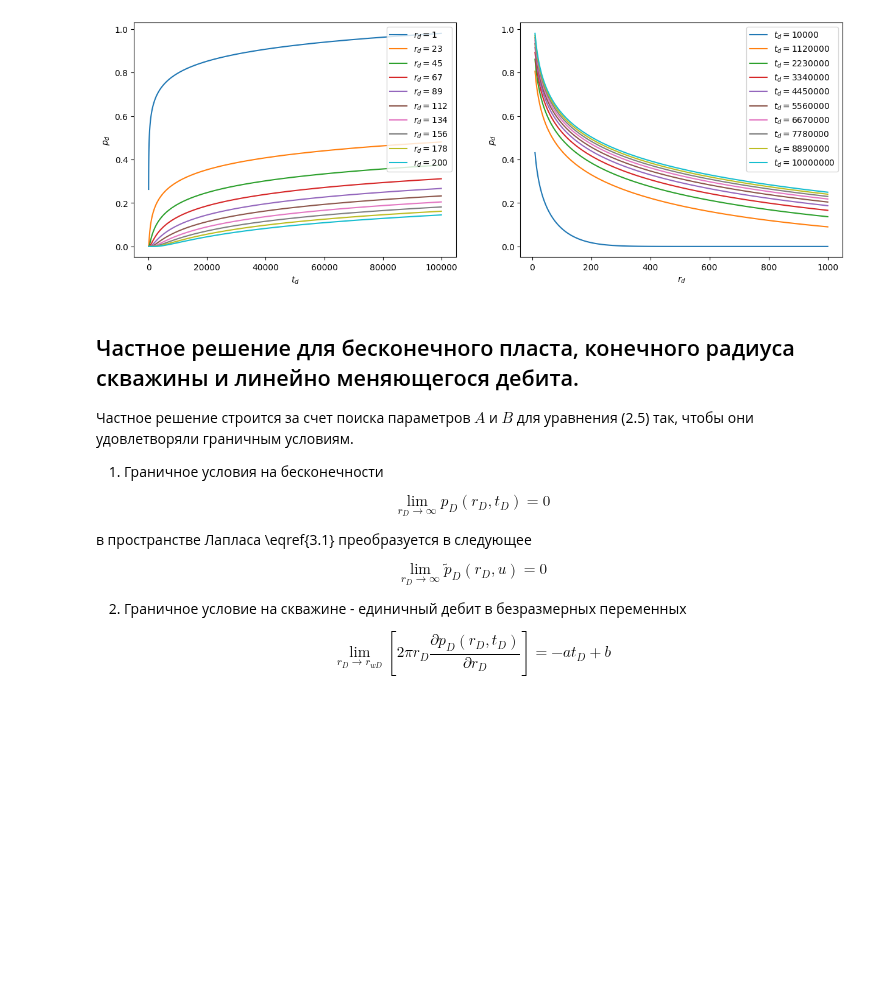
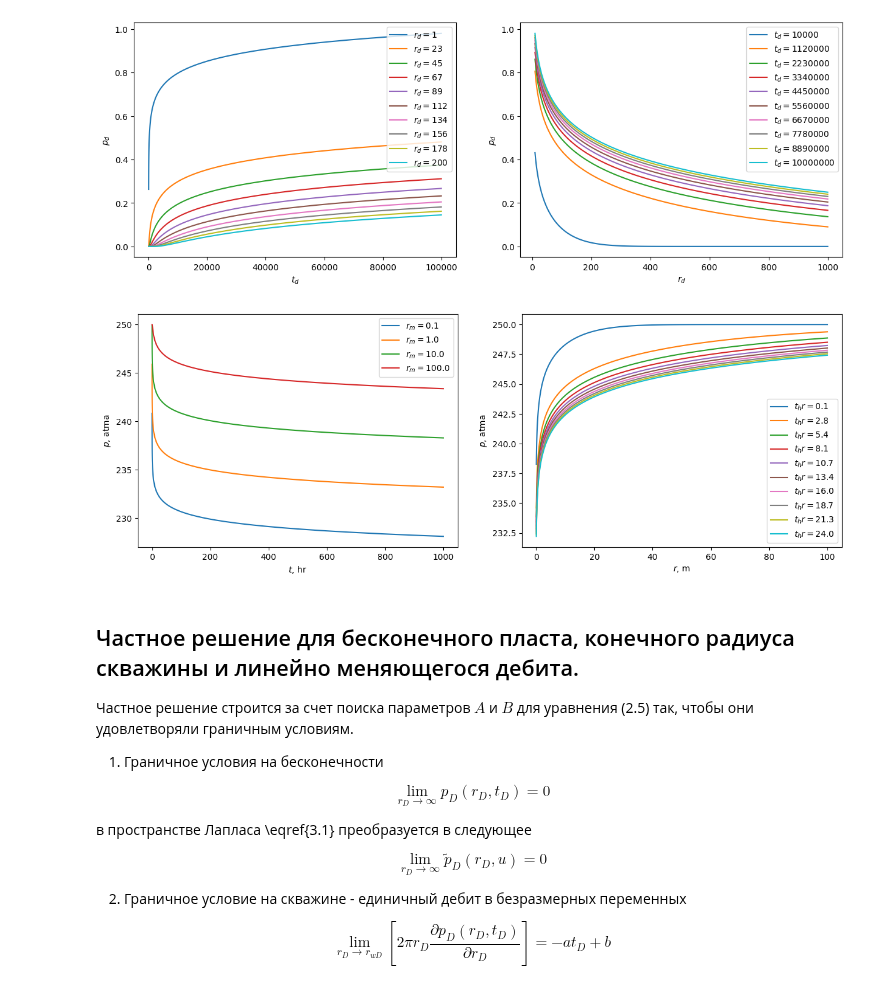
Before and after one commit to khabibullinra/welltest_examples, a Jupyter notebook: examples/sympy.ipynb, the cells around one changed output. Saved outputs shown, nothing was run; the diff lists cells and outputs as text; code cells hidden in the pictures; blank space fills up the shorter version.

Commit message:
partially corrected lapl solution derivation with qd

```diff
--- a/examples/sympy.ipynb
+++ b/examples/sympy.ipynb
@@ -235,6 +241,6 @@ $\displaystyle p_{D}{\left(r_{D} \right)} = C_{1} I_{0}\left(r_{D} \sqrt{u}\righ
 # %%
 # зададим в явном виде решение с использованием K_0 и I_0
 A, B = sp.symbols('A B')
-soln2 = sp.Eq(p_d(r_d) , A * sp.besselk(0, r_d * sp.sqrt(u)) + B * sp.besseli(0, r_d * sp.sqrt(u)))
+soln2 = sp.Eq(Lp_d(r_d) , A * sp.besselk(0, r_d * sp.sqrt(u)) + B * sp.besseli(0, r_d * sp.sqrt(u)))
 soln2
 # %% [output]
@@ -311,15 +317,15 @@ $\displaystyle p_{D}{\left(1 \right)} = \frac{K_{0}\left(\sqrt{u}\right)}{2 \pi
 # %%
 # преобразование sympy выражения в lambda функцию с использованием numpy
-soln4_numpy = sp.lambdify([u, r_d], soln4.rhs, modules = ['numpy', 'scipy'])
+soln4_numpy = sp.lambdify([u, r_d, q_d], soln4.rhs, modules = ['numpy', 'scipy'])
 
 # после преобразования lambda функцию можно использовать для проведения расчетов как обычныую функцию
 # пример расчета для одного значения, чтобы убедиться, что все работает
-print(soln4_numpy(u=1, r_D=1))
+print(soln4_numpy(u=1, r_D=1, q_D=1))
 
 # определим функцию для расчета обратного преобразования Лапласа
 # отдельная функция удобно чтобы передавать r_d второй параметр
-def soln4_inv_lapl_numpy(t_d=1000, r_d=1):
-    sol_lap = anaflow.get_lap_inv(soln4_numpy,  r_D=r_d)
+def soln4_inv_lapl_numpy(t_d=1000, r_d=1, q_d=1):
+    sol_lap = anaflow.get_lap_inv(soln4_numpy,  r_D=r_d, q_D=q_d)
     return sol_lap(t_d)
 
 # зададим диапазоны изменения параметров для построения графиков
@@ -343,6 +349,42 @@ plt.show()
 # %% [output]
 0.11132632596312182
 [figure]
+# %%
+def p_sol4_atma(t_hr, q_sm3day=1, r_m=0.1,
+                k_mD=10, h_m=10, q_ref_sm3day=1, b_m3m3=1.2, mu_cP=1, pi_atma=250, phi=0.2, ct_1atm=1e-5, rw_m=0.1):
+    """
+    размерное решение для задачи с постоянным дебитом
+    """
+    td = td_from_t(t_hr, k_mD=k_mD, phi=phi, mu_cP=mu_cP, ct_1atm=ct_1atm, rw_m=rw_m)
+    rd = rd_from_r(r_m, rw_m=rw_m)
+    qd = qd_from_q(q_sm3day, q_ref_sm3day=q_ref_sm3day)
+    pd = soln4_inv_lapl_numpy(td, rd, qd)
+    return p_from_pd_atma(pd, k_mD=k_mD, h_m=h_m, q_ref_sm3day=q_ref_sm3day, b_m3m3=b_m3m3, mu_cP=mu_cP, pi_atma=pi_atma)
+# %%
+q = 10
+k = 10
+# зададим диапазоны изменения параметров для построения графиков
+t_arr_hr = np.logspace(-2, 3, 100)
+r_arr_m = np.logspace(-1, 2, 100)
+
+# построим графики
+fig, (ax1, ax2) = plt.subplots(1, 2, figsize=[15,5])
+for ri_m in [0.1, 1, 10, 100]:
+    ax1.plot(t_arr_hr, p_sol4_atma(t_arr_hr, q_sm3day=q,  r_m=ri_m, k_mD=k), label = f'$r_m={ri_m:.1f}$')
+
+for ti_hr in np.linspace(0.1, 24, 10):
+    ax2.plot(r_arr_m, np.squeeze( [p_sol4_atma(ti_hr, q_sm3day=q, r_m=ri, k_mD=k) for ri in r_arr_m ] ) , label = f'$t_hr={ti_hr:.1f}$')
+# наведем немного красоты
+ax1.set_xlabel('$t$, hr')
+ax1.set_ylabel('$p$, atma')
+ax1.legend()
+ax1.ticklabel_format(useOffset=False)
+ax2.set_xlabel('$r$, m')
+ax2.set_ylabel('$p$, atma')
+ax2.legend()
+plt.show()
+# %% [output]
+[figure, added]
 # %% [markdown]
 ##  Частное решение для бесконечного пласта, конечного радиуса скважины и линейно меняющегося дебита.
 
```
Also changed, not shown: parts of 18 cells of this notebook.
